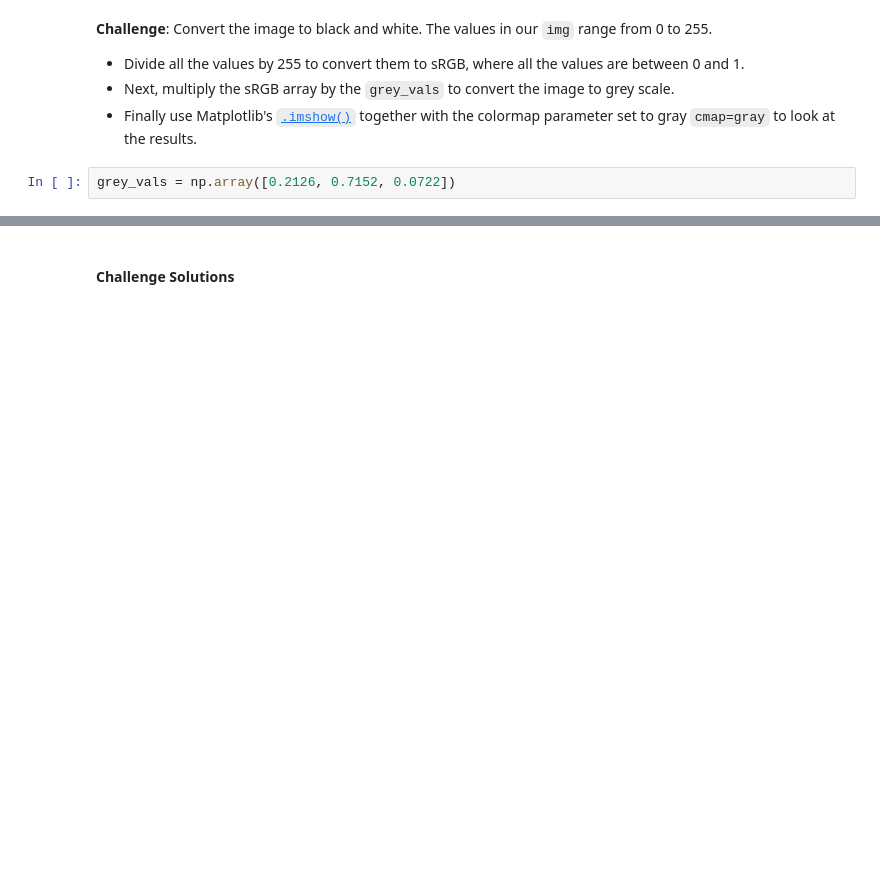
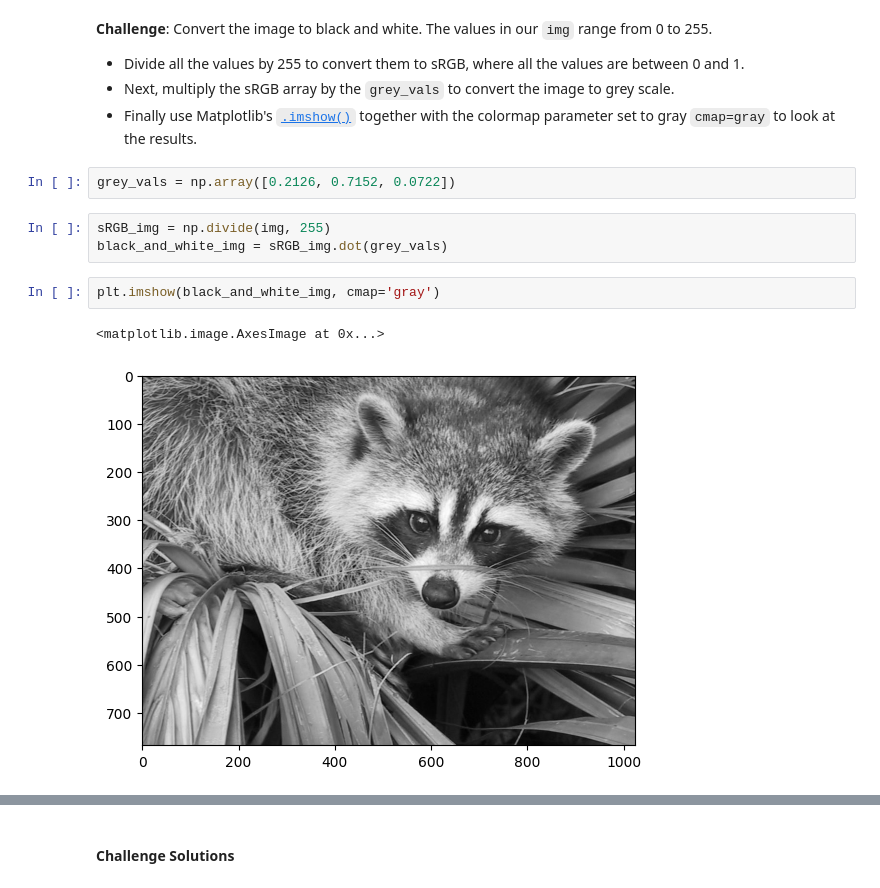
Before and after one commit to myDelevop/band-name-generator, a Jupyter notebook: udemy/day_77/Computation_with_NumPy_and_N_Dimensional_Arrays_(start).ipynb, the cells around one changed output, grey strips where cells are left out. Saved outputs shown, nothing was run; the diff lists cells and outputs as text; blank space fills up the shorter version.

```diff
--- a/udemy/day_77/Computation_with_NumPy_and_N_Dimensional_Arrays_(start).ipynb
+++ b/udemy/day_77/Computation_with_NumPy_and_N_Dimensional_Arrays_(start).ipynb
@@ -312,6 +327,14 @@ Matrix c has 4 rows and 3 columns.
 * Finally use Matplotlib's [`.imshow()`](https://matplotlib.org/3.1.1/api/_as_gen/matplotlib.pyplot.imshow.html) together with the colormap parameter set to gray `cmap=gray` to look at the results.
 # %%
 grey_vals = np.array([0.2126, 0.7152, 0.0722])
+# %%
+sRGB_img = np.divide(img, 255)
+black_and_white_img = sRGB_img.dot(grey_vals)
+# %%
+plt.imshow(black_and_white_img, cmap='gray')
+# %% [output]
+<matplotlib.image.AxesImage at 0x...>
+[figure, added]
 # %% [markdown]
 **Challenge**: Can you manipulate the images by doing some operations on the underlying ndarrays? See if you can change the values in the ndarray so that:
 
```
Also changed, not shown: parts of 13 cells of this notebook.
